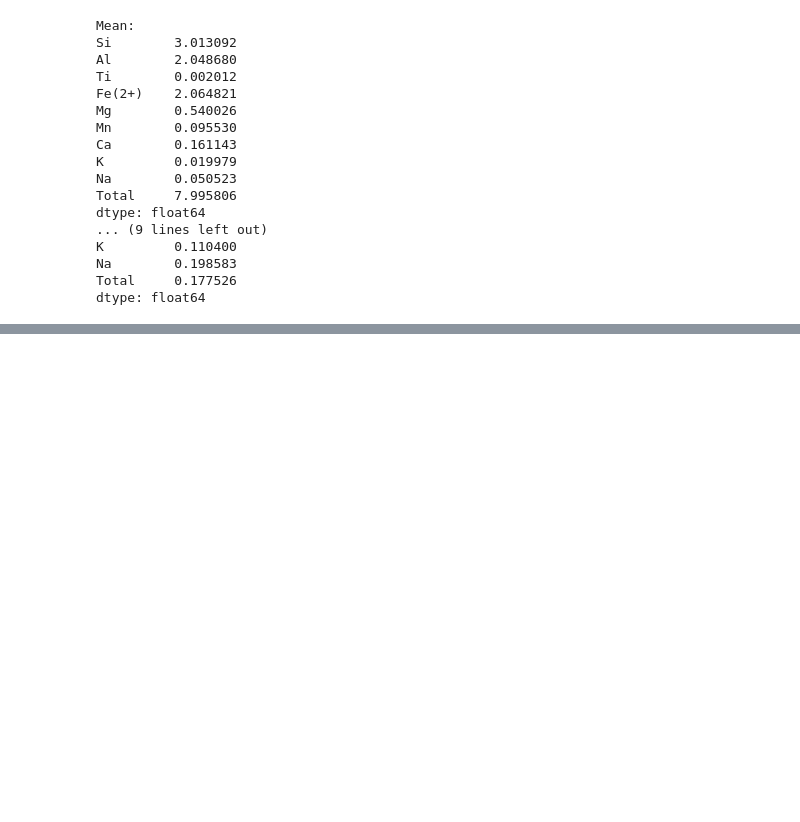
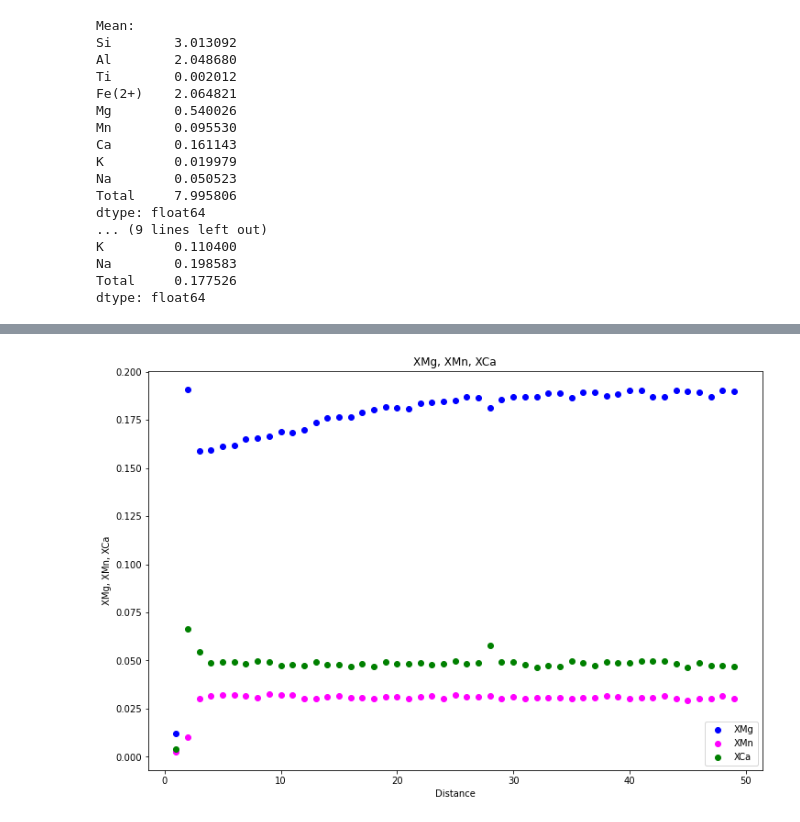
Before and after one commit to jannittayao/garnet-mineral-formula, a Jupyter notebook: garnet-traverse-big-boi.ipynb, the cells around one changed output, grey strips where cells are left out. Saved outputs shown, nothing was run; the diff lists cells and outputs as text; code cells hidden in the pictures; blank space fills up the shorter version.

```diff
--- a/garnet-traverse-big-boi.ipynb
+++ b/garnet-traverse-big-boi.ipynb
@@ -194,0 +235,19 @@ plt.show()
+# %%
+# first 50 Mg, Mn, Ca
+
+plt.figure(figsize=(12, 8))
+plt.scatter(distance[0:49], XMg_list_filt[0:49], label='XMg', c = "blue")
+plt.scatter(distance[0:49], XMn_list_filt[0:49], label='XMn', c = "magenta")
+plt.scatter(distance[0:49], XCa_list_filt[0:49], label='XCa', c = "green")
+
+# plt.plot(distance[700:749], XMg_list_filt[700:749], label='XMg', c = "blue")
+
+
+plt.legend(loc='best')
+plt.title("[0:49] XMg, XMn, XCa")
+plt.xlabel("Distance")
+plt.ylabel("XMg, XMn, XCa")
+
+plt.show()
+# %% [output]
+[figure, added]
```
Also changed, not shown: parts of 10 cells of this notebook.
